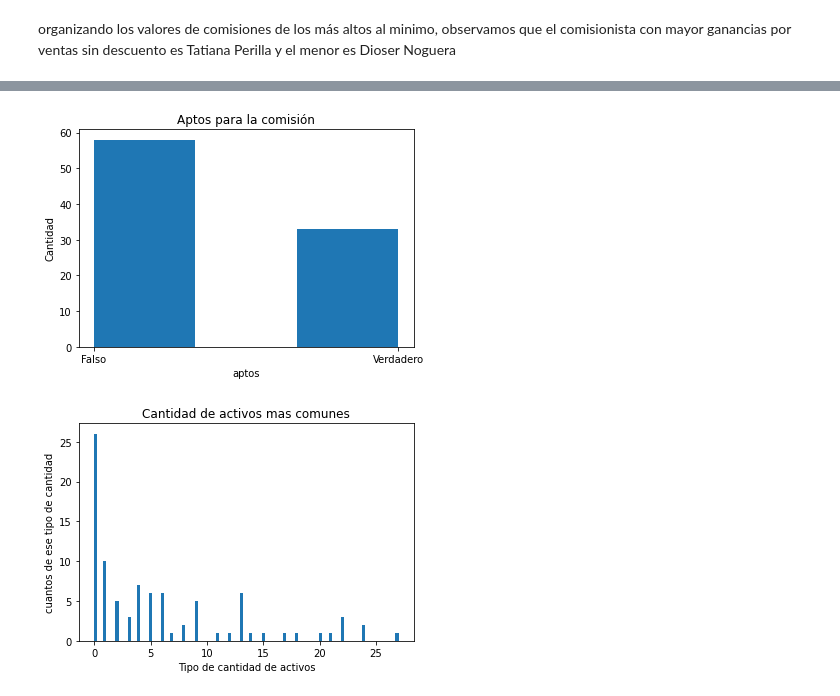
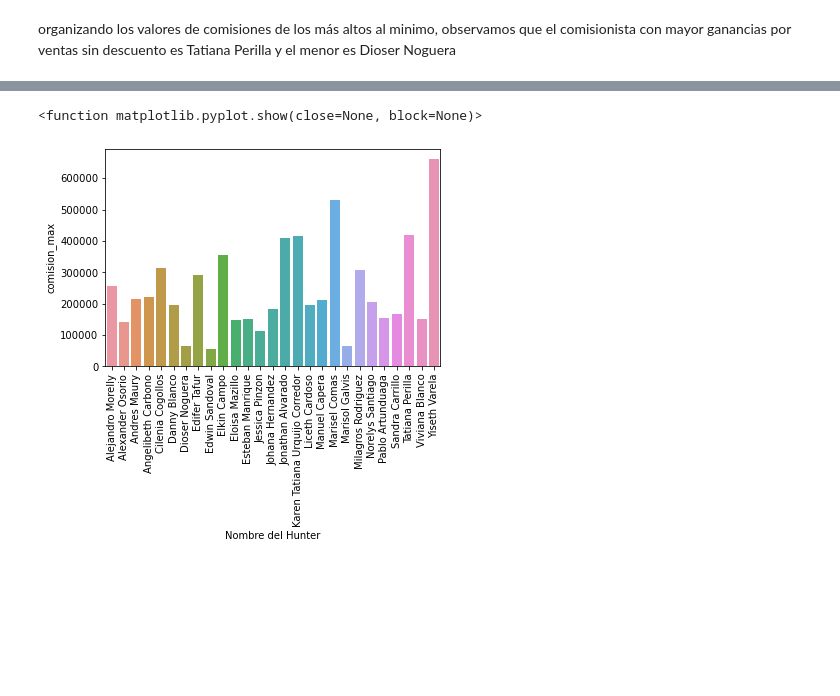
Before and after one commit to AndersonDGueC/data_science_proyects, a Jupyter notebook: frubana/prueba_fruber.ipynb, the cells around one changed output, grey strips where cells are left out. Drawn from its saved outputs; the diff is of its cells as text; code cells hidden in the pictures; blank space fills up the shorter version.

```diff
--- a/frubana/prueba_fruber.ipynb
+++ b/frubana/prueba_fruber.ipynb
@@ -421,24 +479,28 @@ table_result
+# %%
+plt.figure()
+sns.barplot(y='comision_max',x='Nombre del Hunter',data=df_hunt_total)
+plt.xticks(rotation=90)
+plt.show
+# %% [output]
+<function matplotlib.pyplot.show(close=None, block=None)>
+[figure, added]
 # %%
 #table_result.to_csv("resultados.csv", index=False, sep=",", decimal=".")
-x=table_result['BASE COMISION']
+#x=table_result['BASE COMISION']
 
-plt.hist(x, bins=3)
+#plt.hist(x, bins=3)
 #plt.xticks(rotation=45)
-plt.title("Aptos para la comisión")
-plt.xlabel("aptos")
-plt.ylabel("Cantidad")
-plt.show()
+#plt.title("Aptos para la comisión")
+#plt.xlabel("aptos")
+#plt.ylabel("Cantidad")
+#plt.show()
-# %% [output]
-[figure, removed]
 # %%
-x=table_result['Numero Activos']
+#x=table_result['Numero Activos']
 
-plt.hist(x, bins=100)
+#plt.hist(x, bins=100)
 #plt.xticks(rotation=45)
-plt.title("Cantidad de activos mas comunes")
-plt.xlabel("Tipo de cantidad de activos")
-plt.ylabel("cuantos de ese tipo de cantidad")
-plt.show()
+#plt.title("Cantidad de activos mas comunes")
+#plt.xlabel("Tipo de cantidad de activos")
+#plt.ylabel("cuantos de ese tipo de cantidad")
+#plt.show()
-# %% [output]
-[figure, removed]
 # %%
```
Also changed, not shown: parts of 20 cells of this notebook.
